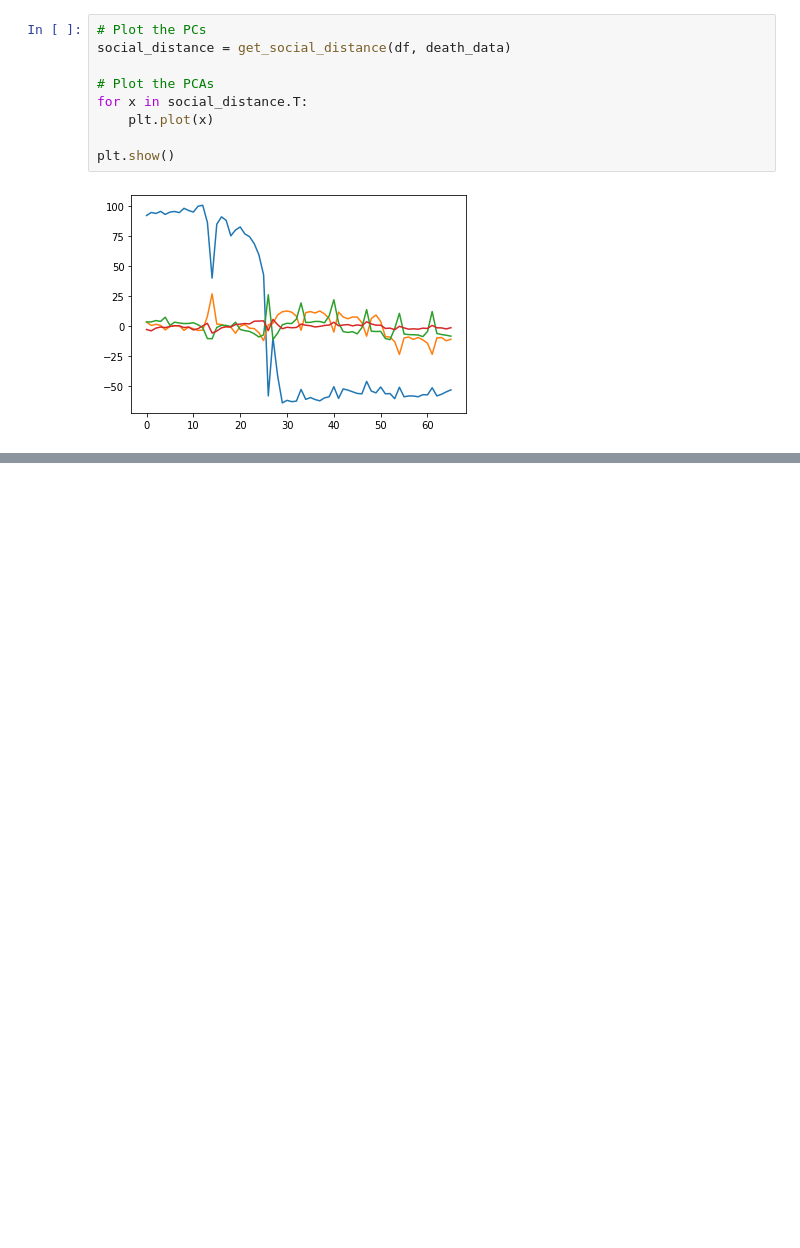
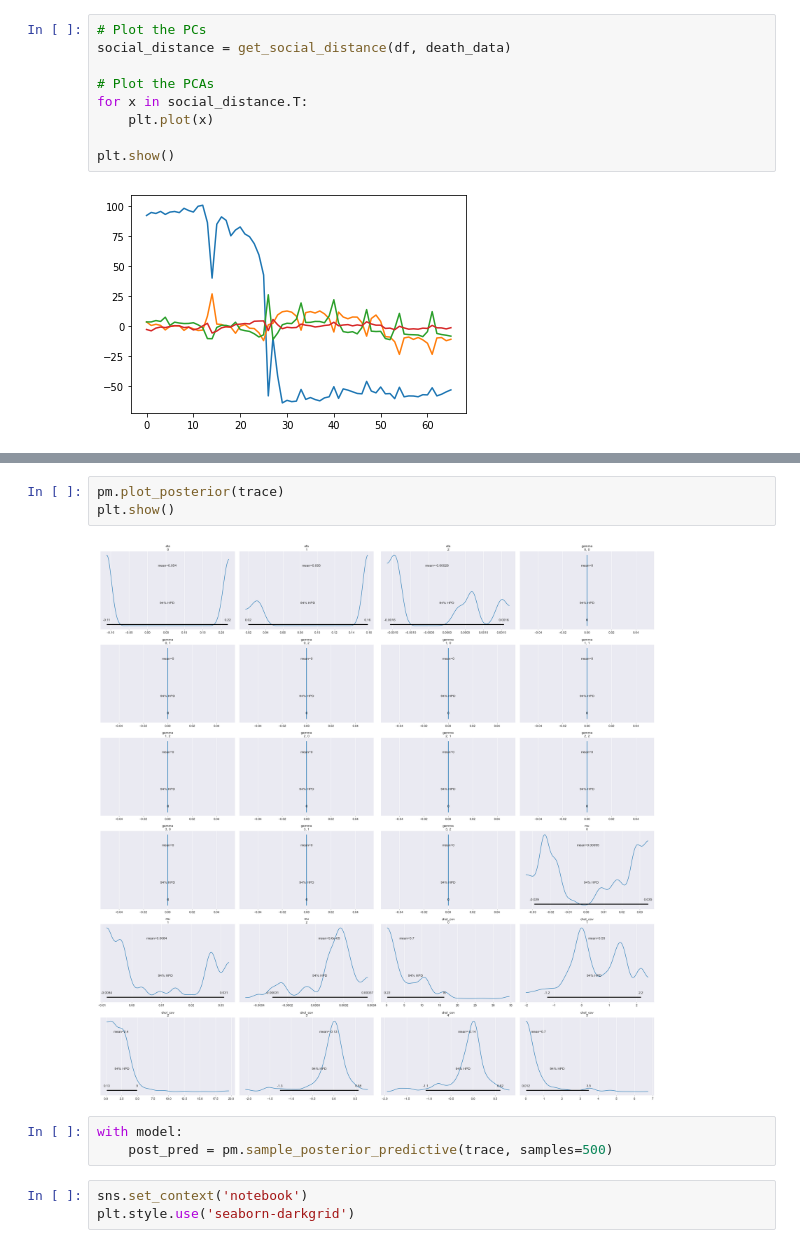
Before and after one commit to anag004/covid-model, a Jupyter notebook: ihme/UT@Austin_India.ipynb, the cells around one changed output, grey strips where cells are left out. Drawn from its saved outputs; the diff is of its cells as text; blank space fills up the shorter version.

```diff
--- a/ihme/UT@Austin_India.ipynb
+++ b/ihme/UT@Austin_India.ipynb
@@ -199,0 +207,11 @@ KeyboardInterrupt:
+# %%
+pm.plot_posterior(trace)
+plt.show()
+# %% [output]
+[figure, added]
+# %%
+with model:
+    post_pred = pm.sample_posterior_predictive(trace, samples=500)
+# %%
+sns.set_context('notebook')
+plt.style.use('seaborn-darkgrid')
```
Also changed, not shown: parts of 4 cells of this notebook.
